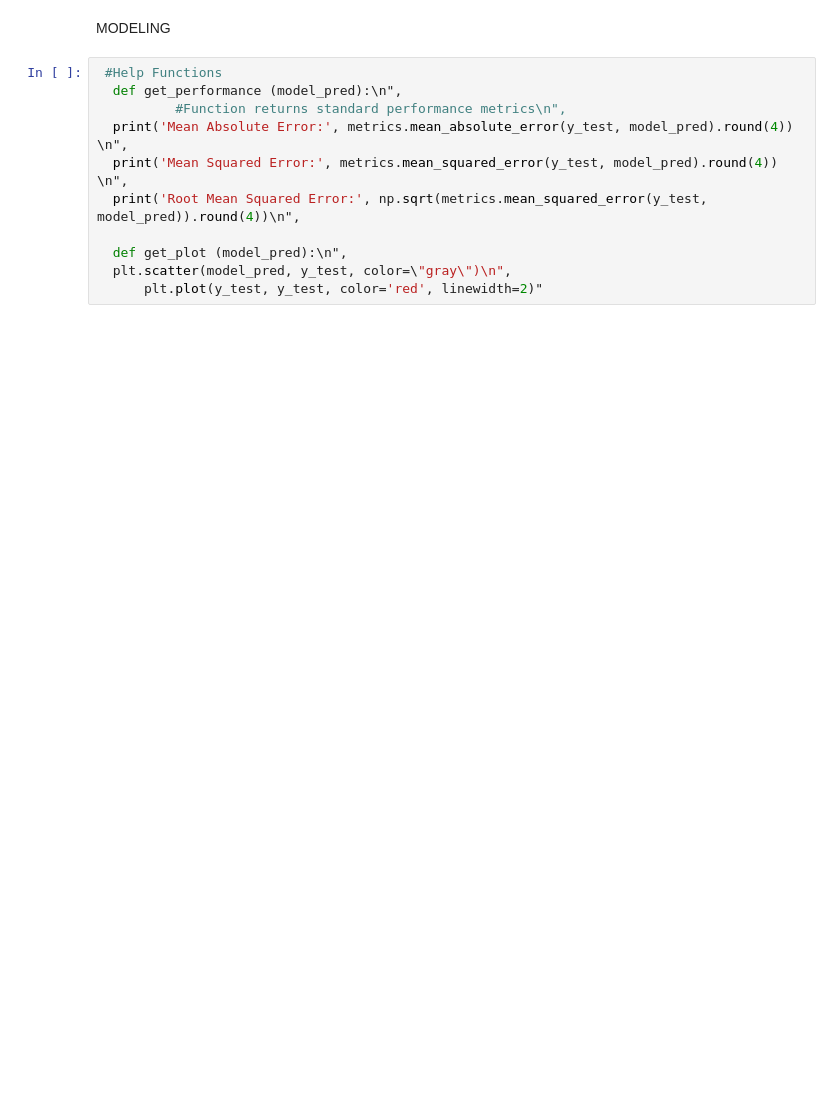
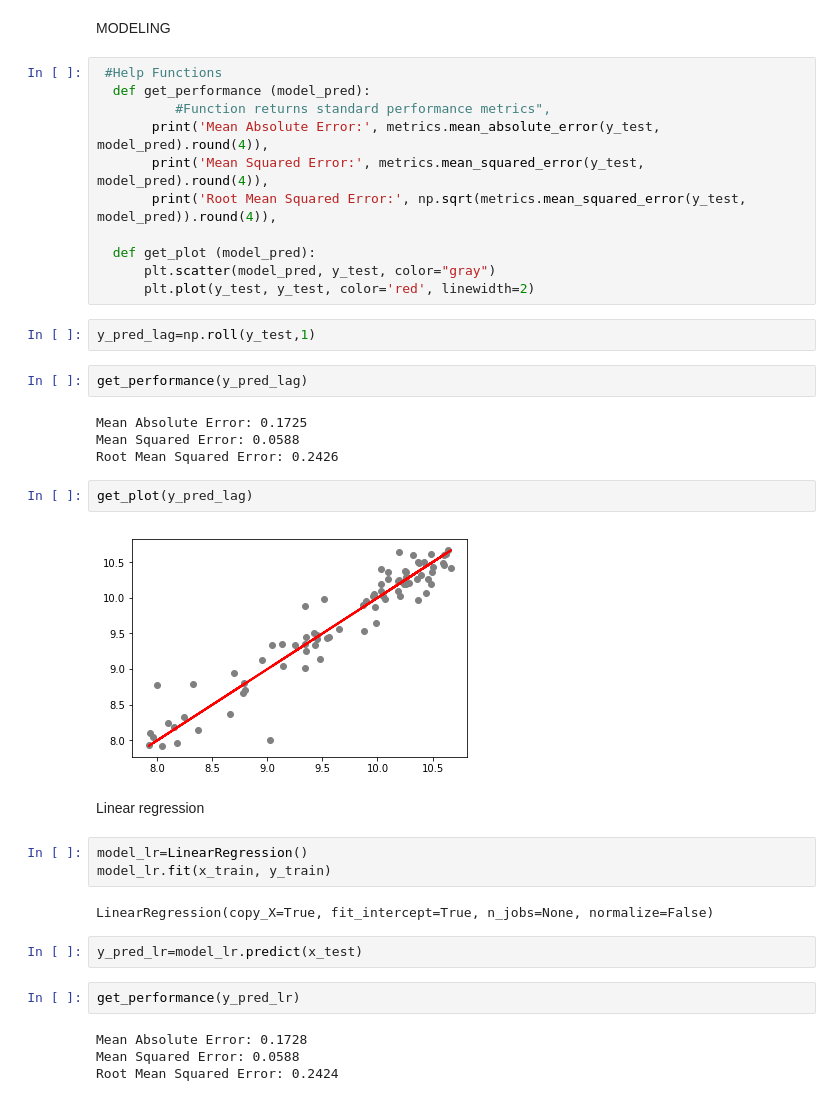
Before and after one commit to andregll/StockPredictionRegression, a Jupyter notebook: Week3HW.ipynb, the cells around one changed output. Saved outputs shown, nothing was run; the diff lists cells and outputs as text; blank space fills up the shorter version.

```diff
--- a/Week3HW.ipynb
+++ b/Week3HW.ipynb
@@ -111,12 +111,39 @@ x_train.shape
 MODELING
 # %%
  #Help Functions
-  def get_performance (model_pred):\n",
-          #Function returns standard performance metrics\n",
-  print('Mean Absolute Error:', metrics.mean_absolute_error(y_test, model_pred).round(4))  \n",
-  print('Mean Squared Error:', metrics.mean_squared_error(y_test, model_pred).round(4))  \n",
-  print('Root Mean Squared Error:', np.sqrt(metrics.mean_squared_error(y_test, model_pred)).round(4))\n",
+  def get_performance (model_pred):
+          #Function returns standard performance metrics",
+       print('Mean Absolute Error:', metrics.mean_absolute_error(y_test, model_pred).round(4)),
+       print('Mean Squared Error:', metrics.mean_squared_error(y_test, model_pred).round(4)),
+       print('Root Mean Squared Error:', np.sqrt(metrics.mean_squared_error(y_test, model_pred)).round(4)),
 
-  def get_plot (model_pred):\n",
-  plt.scatter(model_pred, y_test, color=\"gray\")\n",
-      plt.plot(y_test, y_test, color='red', linewidth=2)"
+  def get_plot (model_pred):
+      plt.scatter(model_pred, y_test, color="gray")
+      plt.plot(y_test, y_test, color='red', linewidth=2)
+# %%
+y_pred_lag=np.roll(y_test,1)
+# %%
+get_performance(y_pred_lag)
+# %% [output]
+Mean Absolute Error: 0.1725
+Mean Squared Error: 0.0588
+Root Mean Squared Error: 0.2426
+# %%
+get_plot(y_pred_lag)
+# %% [output]
+[figure, added]
+# %% [markdown]
+Linear regression
+# %%
+model_lr=LinearRegression()
+model_lr.fit(x_train, y_train)
+# %% [output]
+LinearRegression(copy_X=True, fit_intercept=True, n_jobs=None, normalize=False)
+# %%
+y_pred_lr=model_lr.predict(x_test)
+# %%
+get_performance(y_pred_lr)
+# %% [output]
+Mean Absolute Error: 0.1728
+Mean Squared Error: 0.0588
+Root Mean Squared Error: 0.2424
```
Also changed, not shown: parts of 14 cells of this notebook.
